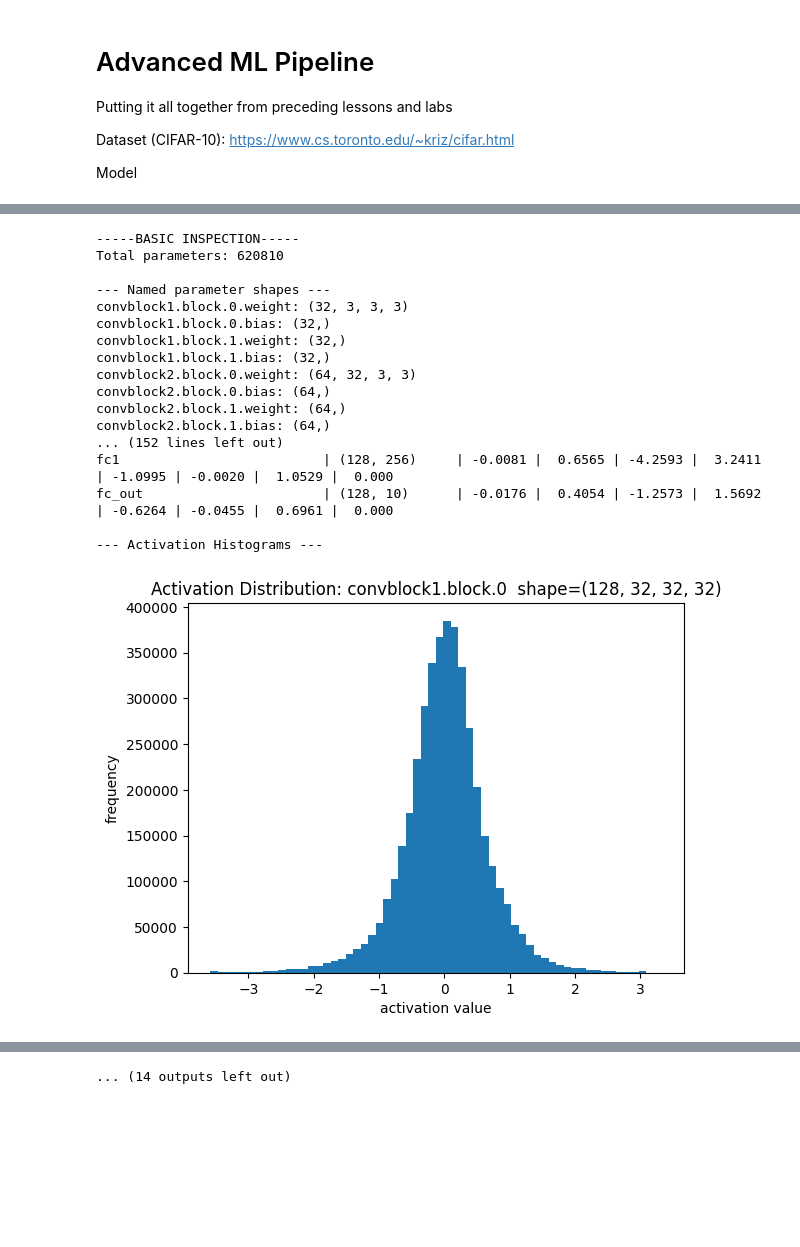
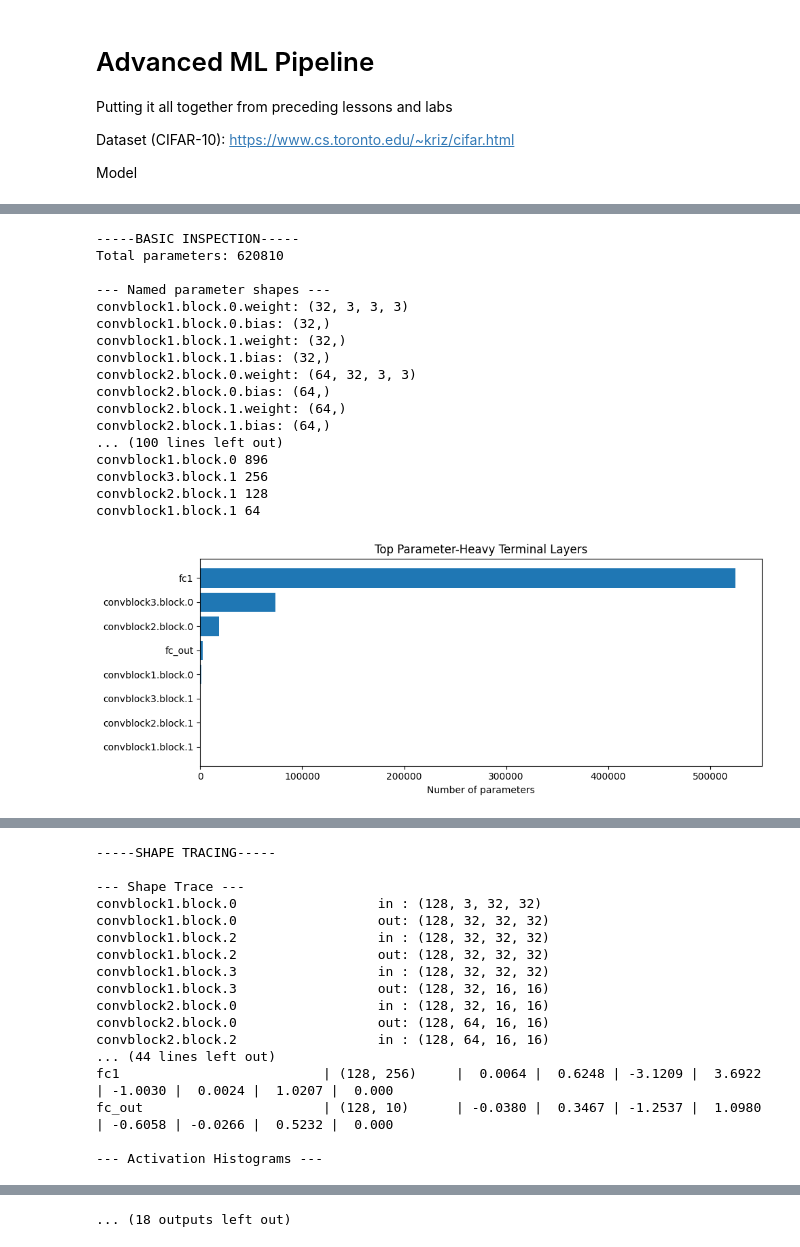
Before and after one commit to hnryzhng/machine-learning, a Jupyter notebook: pytorch-fundamentals/pytorch-fundamentals-8-advanced-ml-pipeline.ipynb, the cells around one changed output, grey strips where cells are left out. Drawn from its saved outputs; the diff is of its cells as text; code cells hidden in the pictures; blank space fills up the shorter version.

Commit message:
added additional layer inspection methods

```diff
--- a/pytorch-fundamentals/pytorch-fundamentals-8-advanced-ml-pipeline.ipynb
+++ b/pytorch-fundamentals/pytorch-fundamentals-8-advanced-ml-pipeline.ipynb
@@ -693,12 +741,16 @@ print("Output shape from modularized sequential model:", model.shape)
 
 from model_inspection import (
     count_parameters,
+    count_parameters_in_module,
     print_named_parameters_shapes,
     print_top_level_children,
     print_all_modules,
+    get_parameter_count_by_terminal_layer,
+    get_parameter_count_by_named_module,
+    plot_parameter_counts,
     ShapeTracer,
     ActivationLogger,
-    plot_conv_per_channel_stats,
+    plot_conv_per_channel_stats
 )
 
 
@@ -717,6 +769,28 @@ print_top_level_children(model)
 
 print("\n--- All modules (for layer naming) ---")
 print_all_modules(model)
+
+counts = get_parameter_count_by_terminal_layer(model)
+
+# Print a few
+for name, n in sorted(counts.items(), key=lambda x: x[1], reverse=True)[:10]:
+    print(name, n)
+
+# Plot top layers
+plot_parameter_counts(
+    counts,
+    top_k=25,
+    title="Top Parameter-Heavy Terminal Layers",
+    log_scale=False
+)
+
+# depth=1: "features", "classifier" style
+counts_depth1 = get_parameter_count_by_named_module(model, depth=1)
+plot_parameter_counts(counts_depth1, top_k=20, title="Parameter Count by Module (depth=1)")
+
+# depth=2: "features.0", "features.1", ...
+counts_depth2 = get_parameter_count_by_named_module(model, depth=2)
+plot_parameter_counts(counts_depth2, top_k=30, title="Parameter Count by Module (depth=2)")
 
 
 ### Shape Tracing ###
@@ -755,36 +829,36 @@ print("\n--- Activation Histograms ---")
 logger.plot_histograms(bins=60, clamp=None)
 
 # If you only want conv layers:
 conv_names = [n for n in logger.acts.keys() if "conv" in n.lower()]
 print("\nConv-like layers found:", conv_names)
 logger.plot_histograms(layer_names=conv_names, bins=60)
 
 
 ### Diagnostic of per channel conv layer ###
 print("-----Diagnostic of per channel conv layer-----")
 if len(conv_names) > 0:
     conv_layer_name = conv_names[0]
     conv_act = logger.acts[conv_layer_name]  # [N,C,H,W]
     print(f"\n--- Per-channel diagnostics for {conv_layer_name} ---")
     plot_conv_per_channel_stats(conv_act, conv_layer_name)
 
 logger.remove()
 # %% [output]
 -----BASIC INSPECTION-----
 Total parameters: 620810
 
 --- Named parameter shapes ---
 convblock1.block.0.weight: (32, 3, 3, 3)
 convblock1.block.0.bias: (32,)
 convblock1.block.1.weight: (32,)
 convblock1.block.1.bias: (32,)
 convblock2.block.0.weight: (64, 32, 3, 3)
 convblock2.block.0.bias: (64,)
 convblock2.block.1.weight: (64,)
 convblock2.block.1.bias: (64,)
-... (152 lines left out)
-fc1                          | (128, 256)     | -0.0081 |  0.6565 | -4.2593 |  3.2411 | -1.0995 | -0.0020 |  1.0529 |  0.000
-fc_out                       | (128, 10)      | -0.0176 |  0.4054 | -1.2573 |  1.5692 | -0.6264 | -0.0455 |  0.6961 |  0.000
-
---- Activation Histograms ---
+... (100 lines left out)
+convblock1.block.0 896
+convblock3.block.1 256
+convblock2.block.1 128
+convblock1.block.1 64
-[figure, old version]
+[figure, new version]
@@ -792,0 +867,17 @@ fc_out                       | (128, 10)      | -0.0176 |  0.4054 | -1.2573 |  1
+-----SHAPE TRACING-----
+
+--- Shape Trace ---
+convblock1.block.0                  in : (128, 3, 32, 32)
+convblock1.block.0                  out: (128, 32, 32, 32)
+convblock1.block.2                  in : (128, 32, 32, 32)
+convblock1.block.2                  out: (128, 32, 32, 32)
+convblock1.block.3                  in : (128, 32, 32, 32)
+convblock1.block.3                  out: (128, 32, 16, 16)
+convblock2.block.0                  in : (128, 32, 16, 16)
+convblock2.block.0                  out: (128, 64, 16, 16)
+convblock2.block.2                  in : (128, 64, 16, 16)
+... (44 lines left out)
+fc1                          | (128, 256)     |  0.0064 |  0.6248 | -3.1209 |  3.6922 | -1.0030 |  0.0024 |  1.0207 |  0.000
+fc_out                       | (128, 10)      | -0.0380 |  0.3467 | -1.2537 |  1.0980 | -0.6058 | -0.0266 |  0.5232 |  0.000
+
+--- Activation Histograms ---
@@ -801,4 +891,4 @@ fc_out                       | (128, 10)      | -0.0176 |  0.4054 | -1.2573 |  1
-... (14 outputs left out)
+... (18 outputs left out)
 # %%
 # Model Training
 
```
Also changed, not shown: parts of 8 cells of this notebook, 1 other file.
